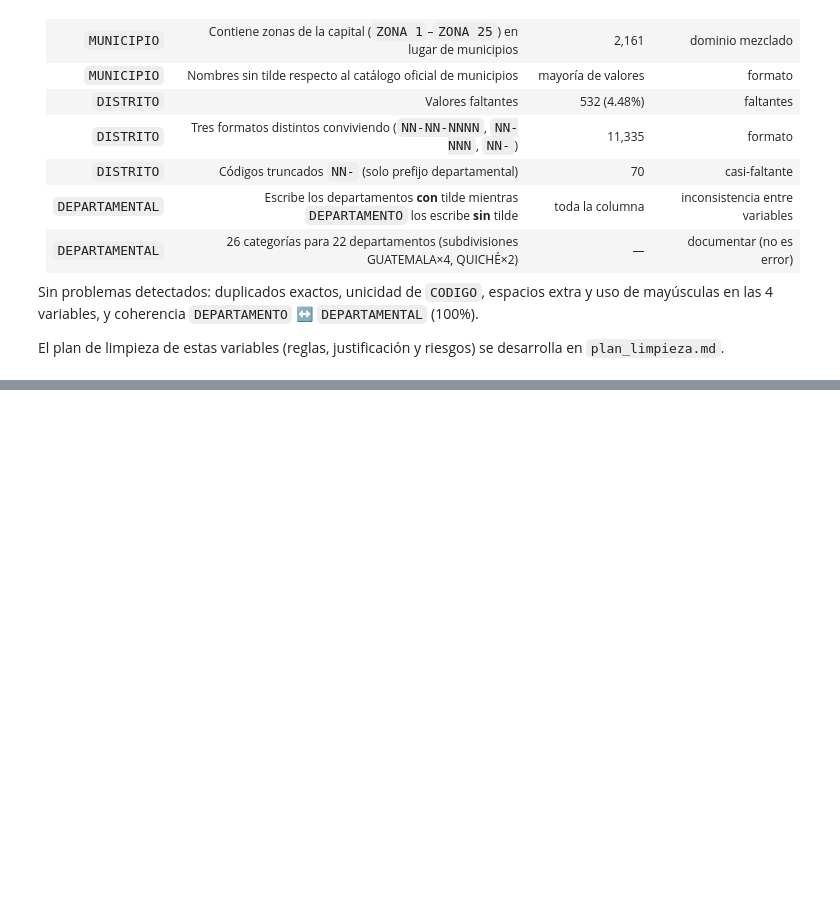
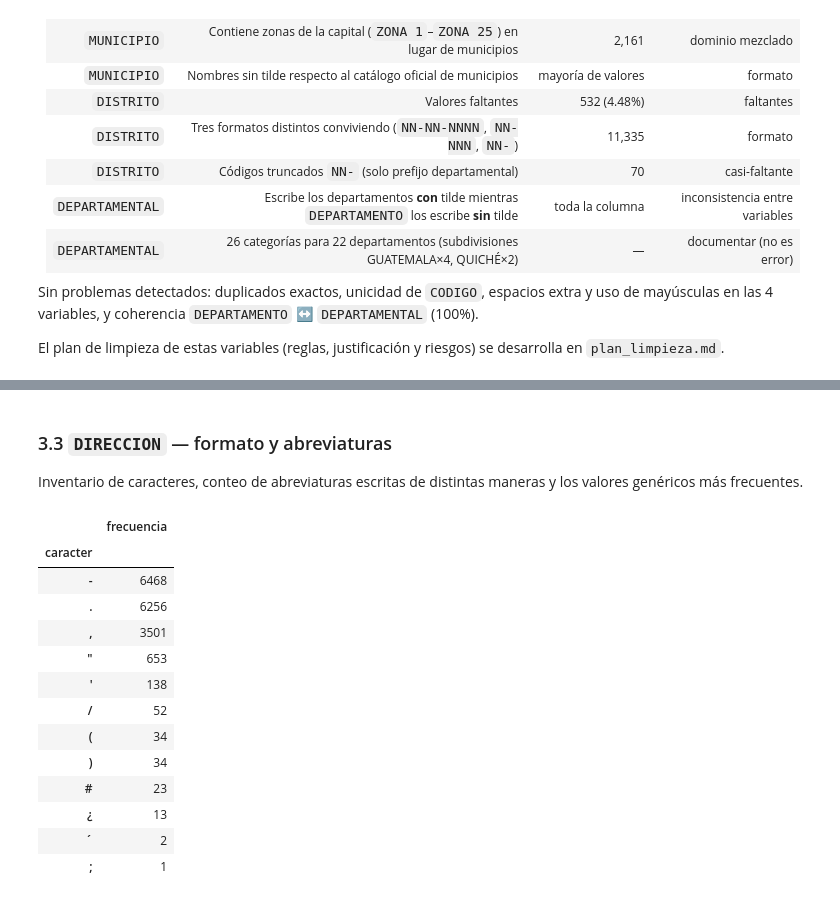
Before and after one commit to FerAHMz/proy1-ds, a Jupyter notebook: notebooks/01_diagnostico.ipynb, the cells around one changed output, grey strips where cells are left out. Saved outputs shown, nothing was run; the diff lists cells and outputs as text; code cells hidden in the pictures; blank space fills up the shorter version.

```diff
--- a/notebooks/01_diagnostico.ipynb
+++ b/notebooks/01_diagnostico.ipynb
@@ -522,0 +715,22 @@ desarrolla en `plan_limpieza.md`.
+# %% [markdown]
+### 3.3 `DIRECCION` — formato y abreviaturas
+
+Inventario de caracteres, conteo de abreviaturas escritas de distintas maneras
+y los valores genéricos más frecuentes.
+# %%
+inventario_caracteres("DIRECCION", 20)
+# %% [output]
+|  | frecuencia |
+| caracter |  |
+| - | 6468 |
+| . | 6256 |
+| , | 3501 |
+| " | 653 |
+| ' | 138 |
+| / | 52 |
+| ( | 34 |
+| ) | 34 |
+| # | 23 |
+| ¿ | 13 |
+| ´ | 2 |
+| ; | 1 |
```
Also changed, not shown: parts of 20 cells of this notebook, 1 other file.
